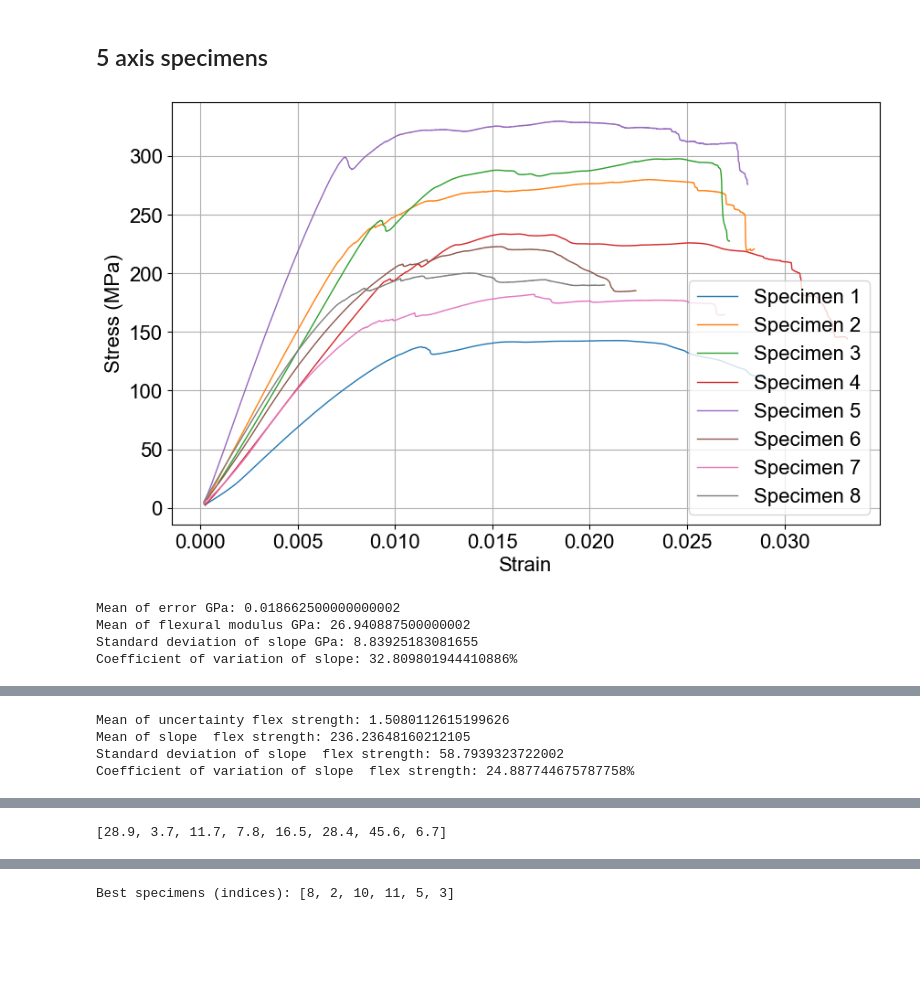
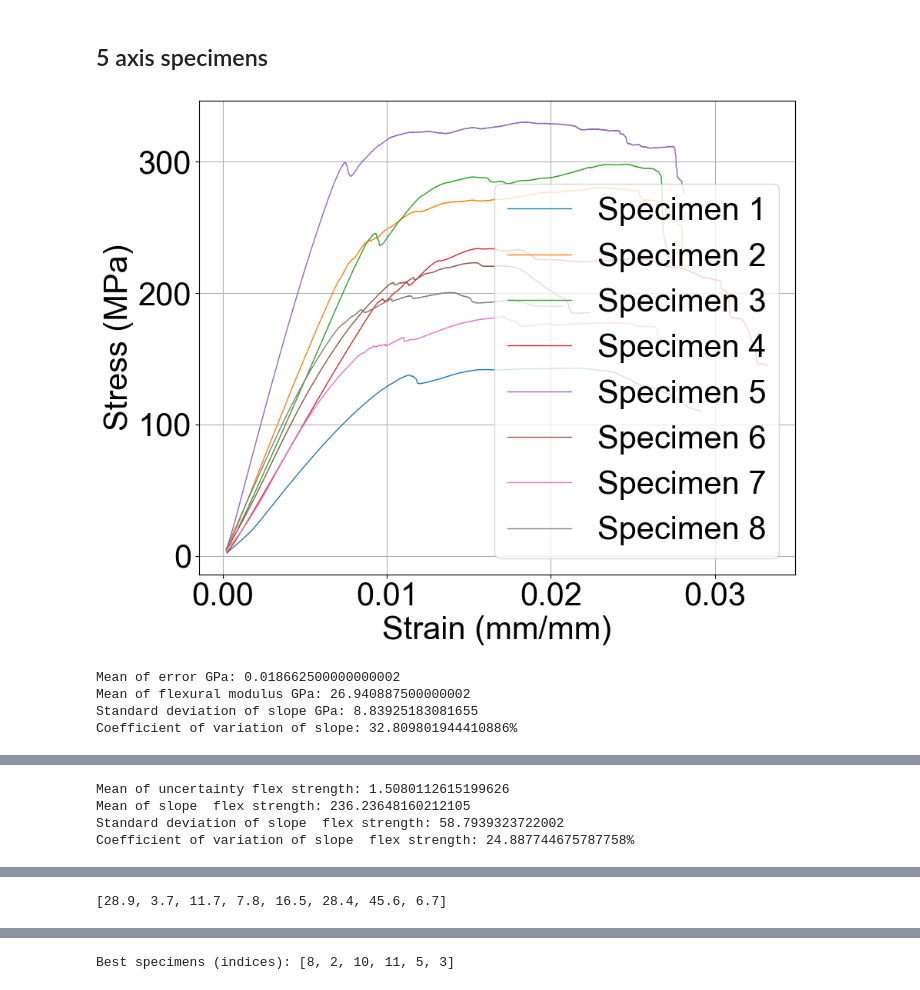
Before and after one commit to CleisonManriqueAguirre/postprocessing_test, a Jupyter notebook: Specimen_data_process.ipynb, the cells around one changed output, grey strips where cells are left out. Saved outputs shown, nothing was run; the diff lists cells and outputs as text; code cells hidden in the pictures; blank space fills up the shorter version.

```diff
--- a/Specimen_data_process.ipynb
+++ b/Specimen_data_process.ipynb
@@ -7,7 +7,14 @@ import numpy as np
 from scipy import stats
 
 plt.rcParams['font.family'] = 'Arial'
-plt.rcParams.update({'font.size': 16})
+plt.rcParams.update({'font.size': 30})
+plt.rcParams['axes.titlesize'] = 30
+#general size of plots
+plt.rcParams['figure.figsize'] = (10, 8)
+# force all plots to be square
+# plt.rcParams['figure.dpi'] = 300
+# locatino of legend rigth down
+plt.rcParams['legend.loc'] = 'lower right'
 
 def process_specimens(specimen_count, file_path_template,file_path_template_2, c1, c2, data_row_start, data_rows_end, data_linear_start, data_linear_end, b, h, L, corrected , flexion, compression, shear , specimen_number,DIC_short):
     """
@@ -121,7 +128,7 @@ def process_specimens(specimen_count, file_path_template,file_path_template_2, c
         print(f'Coeff Variance Interl: {slope_var}')
         print(f'Uncertainty Interl: {uncertainty_s}')
         # Plot Extension vs Load
-        plt.figure(figsize=(10, 6))
+        # plt.figure(figsize=(10, 6))
         for k in range(len(data["extension"])):
             plt.plot(data["extension"][k], data["load"][k], label=f'Specimen {k + 1}', linewidth=1)
         # plt.title('Extension vs Load')
@@ -134,11 +141,11 @@ def process_specimens(specimen_count, file_path_template,file_path_template_2, c
 
     elif flexion or compression:
         # Plot Strain vs Stress
-        plt.figure(figsize=(10, 6))
+        # plt.figure(figsize=(10, 6))
         for k in range(len(data["strain"])):
             plt.plot(data["strain"][k], data["stress"][k], label=f'Specimen {k + 1}', linewidth=1)
         # plt.title('Strain vs Stress')
-        plt.xlabel('Strain')
+        plt.xlabel('Strain (mm/mm)')
         plt.ylabel('Stress (MPa)')
         plt.grid()
         plt.legend()
@@ -157,7 +164,7 @@ def process_specimens(specimen_count, file_path_template,file_path_template_2, c
             print(f'Coefficient of variation of slope: {slope_cv}%')
 
             # Plot flexural modulus for each specimen
-            plt.figure(figsize=(8, 6))
+            plt.figure(figsize=(8, 8))
             plt.bar(np.arange(1, specimen_count + 1), np.array(data["slope"]) / 1000, yerr=np.array(data["stderr"]) / 1000, capsize=5, zorder=3)
             plt.xlabel('Specimen')
             plt.ylabel('Flexural modulus (GPa)')
@@ -178,7 +185,7 @@ def process_specimens(specimen_count, file_path_template,file_path_template_2, c
             print(f'Coefficient of variation of slope  flex strength: {slope_cv}%')
 
             # Plot stress max for each specimen
-            plt.figure(figsize=(8, 6))
+            plt.figure(figsize=(8, 8))
             plt.bar(np.arange(1, specimen_count + 1), np.array(data["stress_max"]), yerr=np.array(data["uncertainty"]), capsize=5, zorder=3)
             plt.xlabel('Specimen')
             plt.ylabel('Stress max (MPa)')
@@ -193,7 +200,7 @@ def process_specimens(specimen_count, file_path_template,file_path_template_2, c
             print(f'Coefficient of variation of slope: {slope_cv}%')
 
             # Plot flexural modulus for each specimen
-            plt.figure(figsize=(8, 6))
+            plt.figure(figsize=(8, 8))
             plt.bar(np.arange(1, specimen_count + 1), np.array(data["slope"]) / 1000, yerr=np.array(data["stderr"]) / 1000, capsize=5, zorder=3)
             plt.xlabel('Specimen')
             plt.ylabel('Compression modulus (GPa)')
@@ -214,13 +221,14 @@ def process_specimens(specimen_count, file_path_template,file_path_template_2, c
             print(f'Coefficient of variation of slope  compress strength: {slope_cv}%')
 
             # Plot stress max for each specimen
-            plt.figure(figsize=(8, 6))
+            plt.figure(figsize=(8, 8))
             plt.bar(np.arange(1, specimen_count + 1), np.array(data["stress_max"]), yerr=np.array(data["uncertainty"]), capsize=5, zorder=3)
             plt.xlabel('Specimen')
             plt.ylabel('Stress max (MPa)')
             plt.grid(axis='y', zorder=0)
             plt.savefig('Stress_max.png')
             plt.show()
+
     elif DIC_short:
         # Store data
         slope_mean = np.mean(data["slope"])
@@ -241,7 +249,7 @@ def process_specimens(specimen_count, file_path_template,file_path_template_2, c
         for k in range(len(data["strain"])):
             plt.plot(data["strain"][k], data["slope"][k] * data["strain"][k] + data["intercept"][k], linewidth=1, linestyle='--')
 
-        plt.xlabel('Strain')
+        plt.xlabel('Strain (mm/mm)')
         plt.ylabel('Stress (MPa)')
         plt.grid()
         plt.legend()
@@ -317,25 +315,27 @@ Coefficient of variation of slope  flex strength: 7.270308620154417%
 # %%
 specimen_count=8
 process_specimens(
     corrected=True,
     flexion=True,
     compression=False,
     shear=False,
     specimen_count=8,
     file_path_template='flexion/5_axis/Specimen_RawData_{}.csv',
     c1=4,
     c2=2,
     data_row_start={1: 2, 2: 2, 3: 85, 4: 2, 5: 2, 6: 2, 7: 2, 8: 2},
     data_rows_end={1: 4000, 2: 4000, 3: 4000, 4: 4000, 5: 4000, 6: 4000, 7: 4000, 8: 4000},
     data_linear_start={1: 110, 2: 110, 3: 110, 4: 110, 5: 110, 6: 110, 7: 110, 8: 110},
     data_linear_end={1: 360, 2: 360, 3: 360, 4: 360, 5: 360, 6: 360, 7: 360, 8: 360},
     b={1: 14.23, 2: 14.37, 3: 14.93, 4: 13.48, 5: 14.06, 6: 13.79, 7: 14.28, 8: 13.45},
     h={1: 5.49, 2: 4.67, 3: 4.77, 4: 5.42, 5: 4.13, 6: 4.6, 7: 4.32, 8: 4.01},
     L=72,
     specimen_number=range(1, specimen_count + 1),
+    file_path_template_2=None,
+    DIC_short=False,
 )
 # %% [output]
-[figure, old version]
+[figure, new version]
 Mean of error GPa: 0.018662500000000002
 Mean of flexural modulus GPa: 26.940887500000002
 Standard deviation of slope GPa: 8.83925183081655
```
Also changed, not shown: parts of 14 cells of this notebook.
